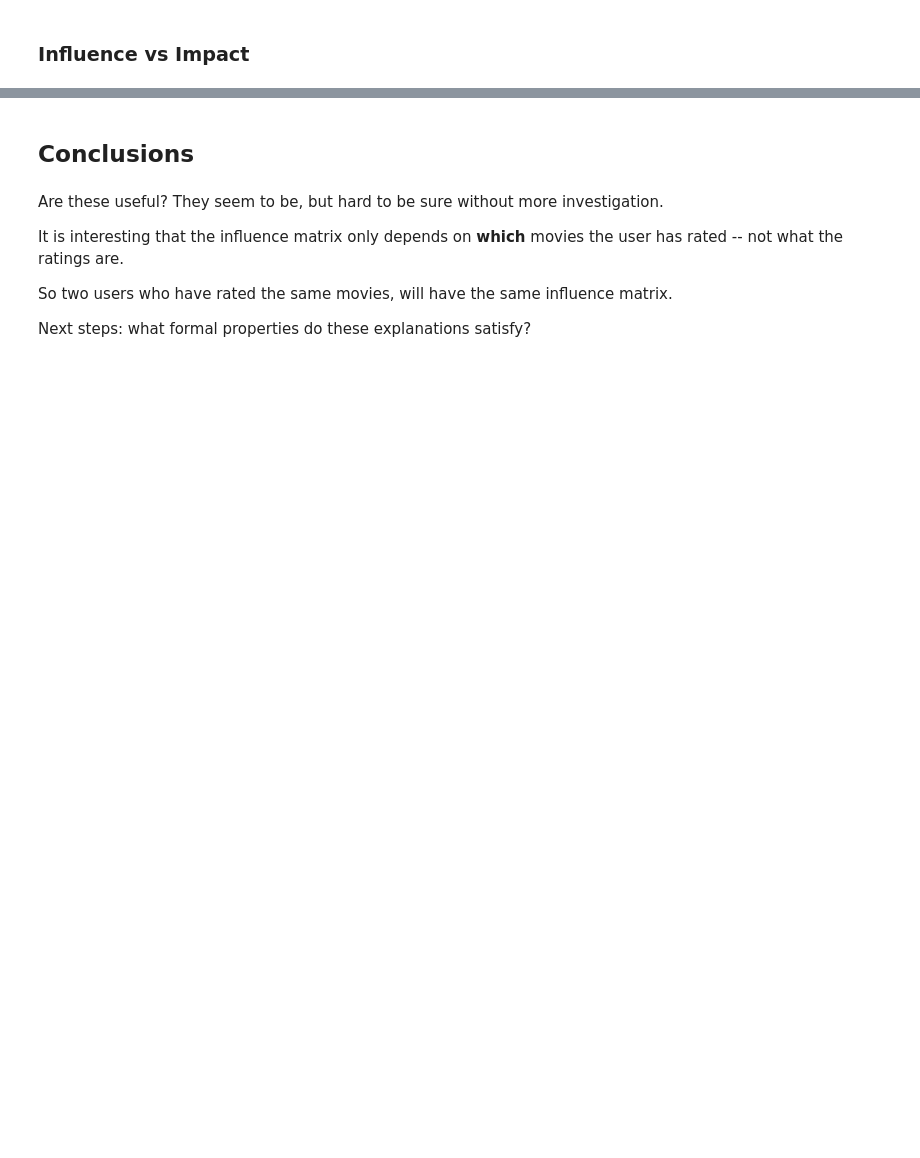
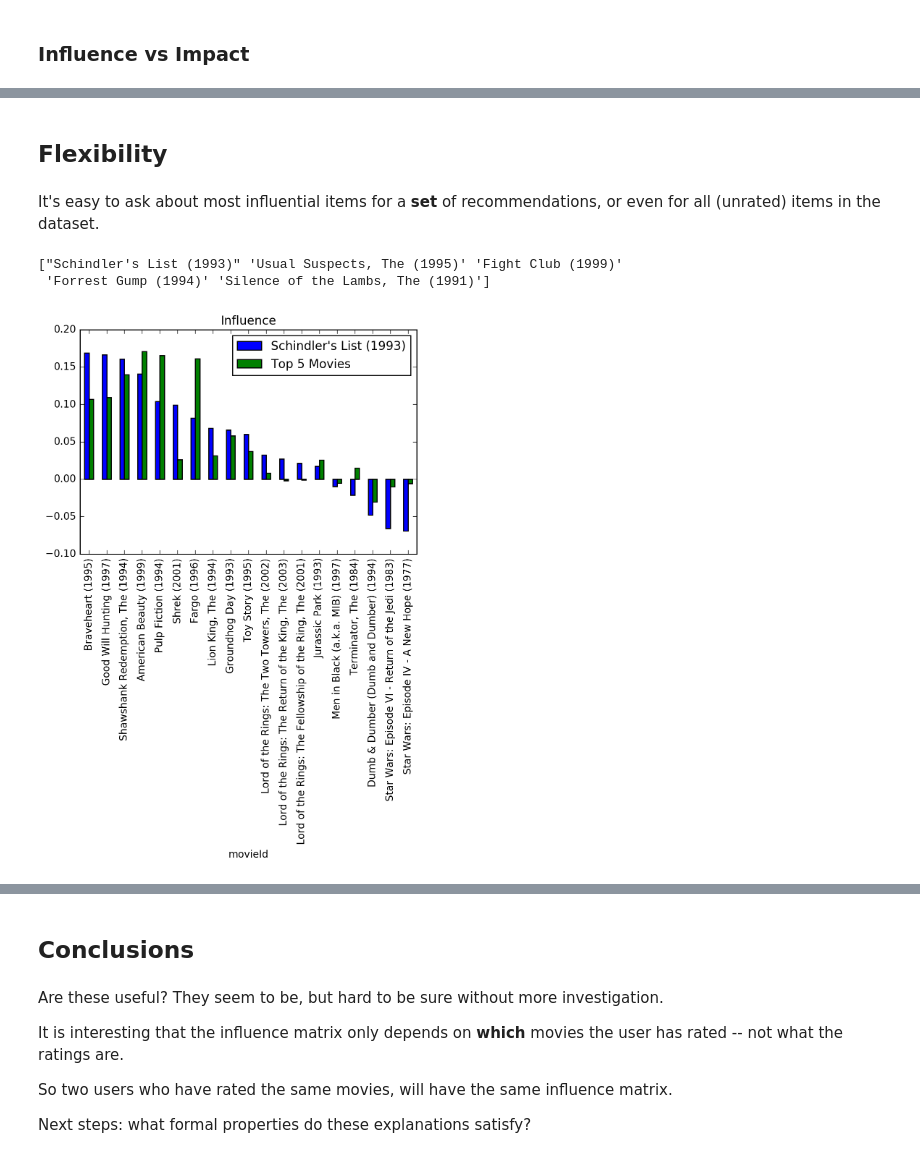
Before and after one commit to mcrovella/FATREC-2017-Talk, a Jupyter notebook: MF-Explan-FATREC-2017.ipynb, the cells around one changed output, grey strips where cells are left out. Drawn from its saved outputs; the diff is of its cells as text; code cells hidden in the pictures; blank space fills up the shorter version.

```diff
--- a/MF-Explan-FATREC-2017.ipynb
+++ b/MF-Explan-FATREC-2017.ipynb
@@ -345,0 +356,16 @@ Schindler's List (1993)
+# %% [markdown]
+## Flexibility
+# %% [markdown]
+It's easy to ask about most influential items for a __set__ of recommendations, or even for all (unrated) items in the dataset.
+# %%
+recom = ML_explainer.predictions(user).index.values[:5]
+print(recom)
+rpt_top5 = ML_explainer.report_recommendation(J_j, user, recom, silent=True)
+compare = pd.concat([rpt['Influence'],rpt_top5['Influence']],axis=1)
+compare.columns=[top_recom, 'Top 5 Movies']
+(compare/compare.sum()).sort_values(top_recom,ascending=False).plot.bar()
+_ = plt.title('Influence')
+# %% [output]
+["Schindler's List (1993)" 'Usual Suspects, The (1995)' 'Fight Club (1999)'
+ 'Forrest Gump (1994)' 'Silence of the Lambs, The (1991)']
+[figure, added]
```
Also changed, not shown: parts of 15 cells of this notebook, 1 other file.
